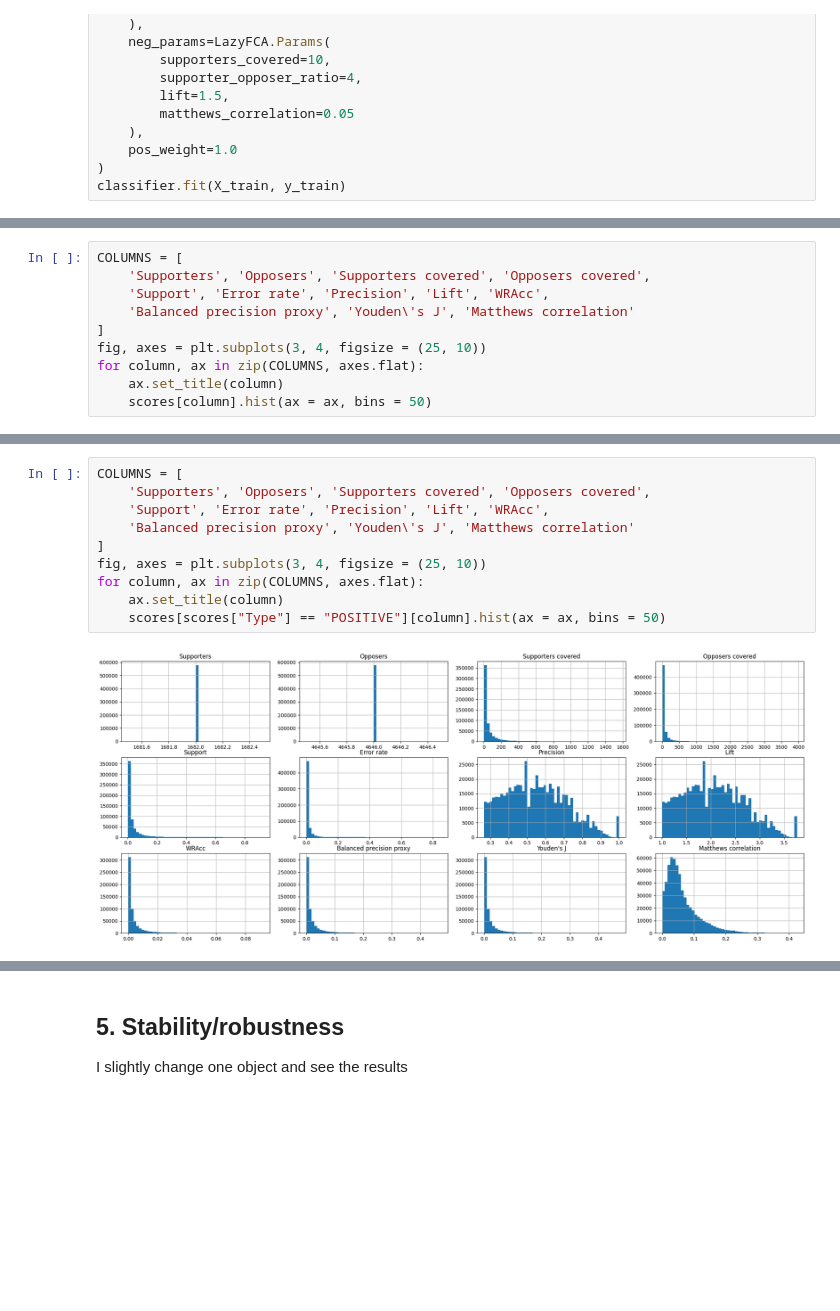
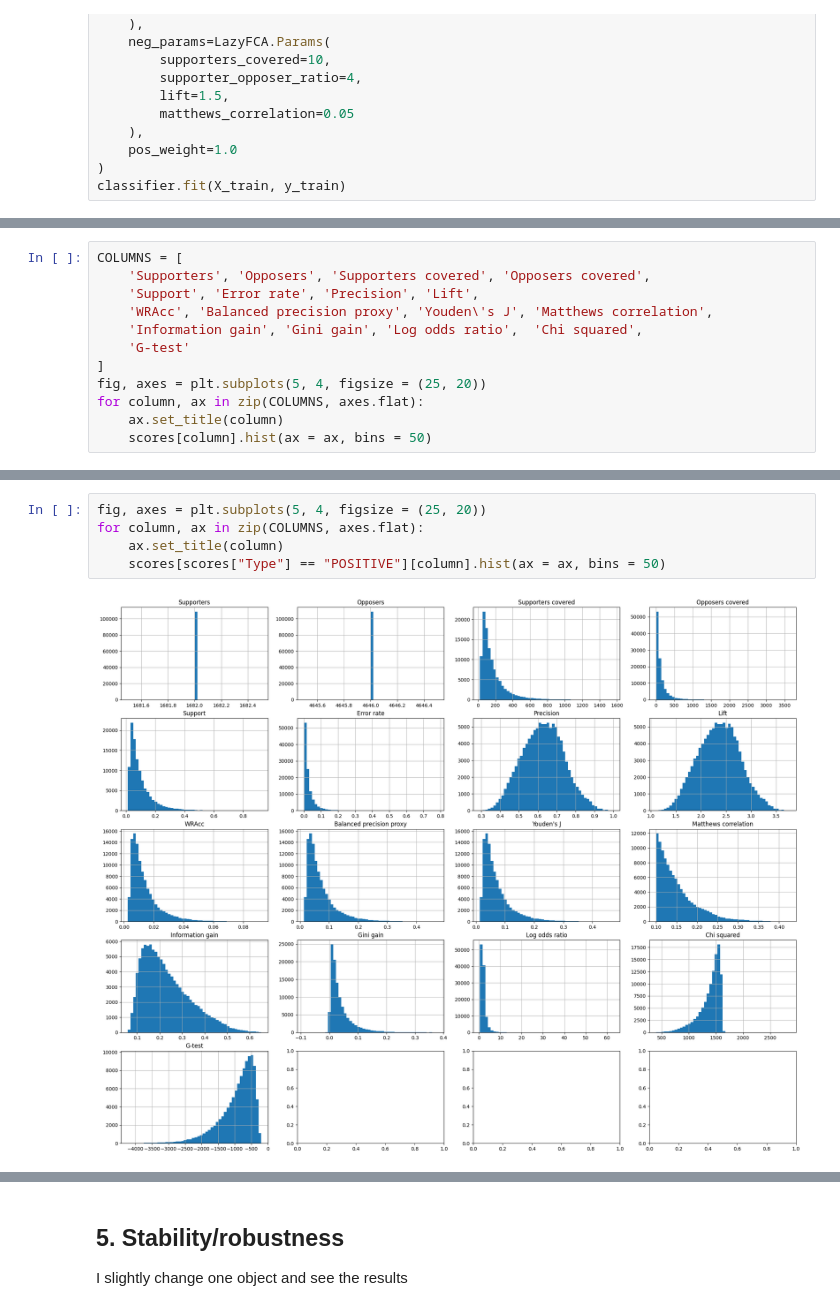
Before and after one commit to TTPO100AJIEX/OSDA-LazyFCA, a Jupyter notebook: 5__metrics.ipynb, the cells around one changed output, grey strips where cells are left out. Saved outputs shown, nothing was run; the diff lists cells and outputs as text; blank space fills up the shorter version.

```diff
--- a/5__metrics.ipynb
+++ b/5__metrics.ipynb
@@ -123,10 +126,12 @@ scores
 # %%
 COLUMNS = [
     'Supporters', 'Opposers', 'Supporters covered', 'Opposers covered',
-    'Support', 'Error rate', 'Precision', 'Lift', 'WRAcc',
-    'Balanced precision proxy', 'Youden\'s J', 'Matthews correlation'
+    'Support', 'Error rate', 'Precision', 'Lift',
+    'WRAcc', 'Balanced precision proxy', 'Youden\'s J', 'Matthews correlation',
+    'Information gain',	'Gini gain', 'Log odds ratio',	'Chi squared',
+    'G-test'
 ]
-fig, axes = plt.subplots(3, 4, figsize = (25, 10))
+fig, axes = plt.subplots(5, 4, figsize = (25, 20))
 for column, ax in zip(COLUMNS, axes.flat):
     ax.set_title(column)
     scores[column].hist(ax = ax, bins = 50)
@@ -135,13 +140,8 @@ for column, ax in zip(COLUMNS, axes.flat):
 # %%
-COLUMNS = [
-    'Supporters', 'Opposers', 'Supporters covered', 'Opposers covered',
-    'Support', 'Error rate', 'Precision', 'Lift', 'WRAcc',
-    'Balanced precision proxy', 'Youden\'s J', 'Matthews correlation'
-]
-fig, axes = plt.subplots(3, 4, figsize = (25, 10))
+fig, axes = plt.subplots(5, 4, figsize = (25, 20))
 for column, ax in zip(COLUMNS, axes.flat):
     ax.set_title(column)
     scores[scores["Type"] == "POSITIVE"][column].hist(ax = ax, bins = 50)
 # %% [output]
-[figure, old version]
+[figure, new version]
 # %%
```
Also changed, not shown: parts of 16 cells of this notebook, 1 other file.
